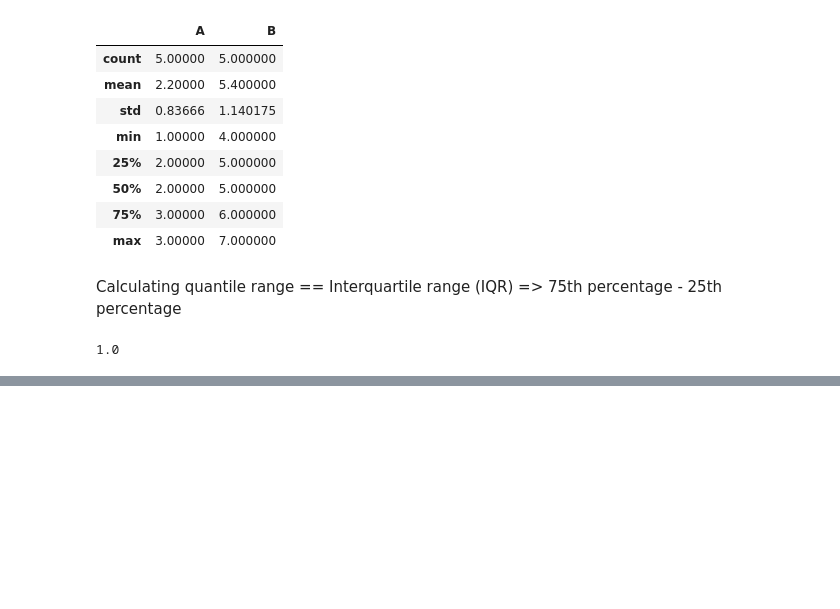
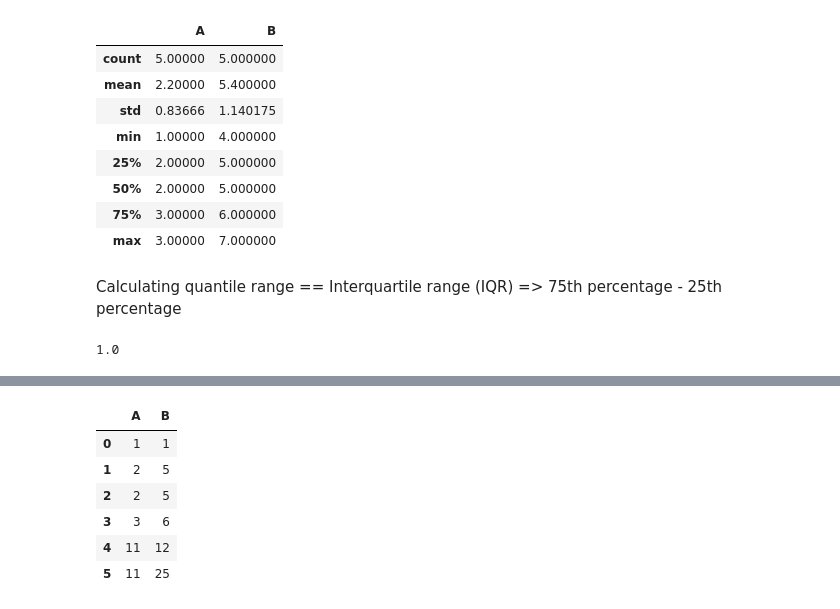
Before and after one commit to srinivasskc/my_datascience_journal, a Jupyter notebook: pandas_notebook.ipynb, the cells around one changed output, grey strips where cells are left out. Cells and saved outputs as stored; diff of their text form; code cells hidden in the pictures; blank space fills up the shorter version.

```diff
--- a/pandas_notebook.ipynb
+++ b/pandas_notebook.ipynb
@@ -1489,0 +1546,14 @@ float(quantile_range)
+# %%
+data_outliers = {'A': [1, 2, 2, 3, 11,11],'B': [1, 5, 5, 6, 12,25]}
+df_num_outliers = pd.DataFrame(data_outliers)
+
+df_num_outliers
+# This creates a DataFrame with numeric data that includes outliers.
+# %% [output]
+|  | A | B |
+| 0 | 1 | 1 |
+| 1 | 2 | 5 |
+| 2 | 2 | 5 |
+| 3 | 3 | 6 |
+| 4 | 11 | 12 |
+| 5 | 11 | 25 |
```
Also changed, not shown: parts of 21 cells of this notebook, 1 other file.
